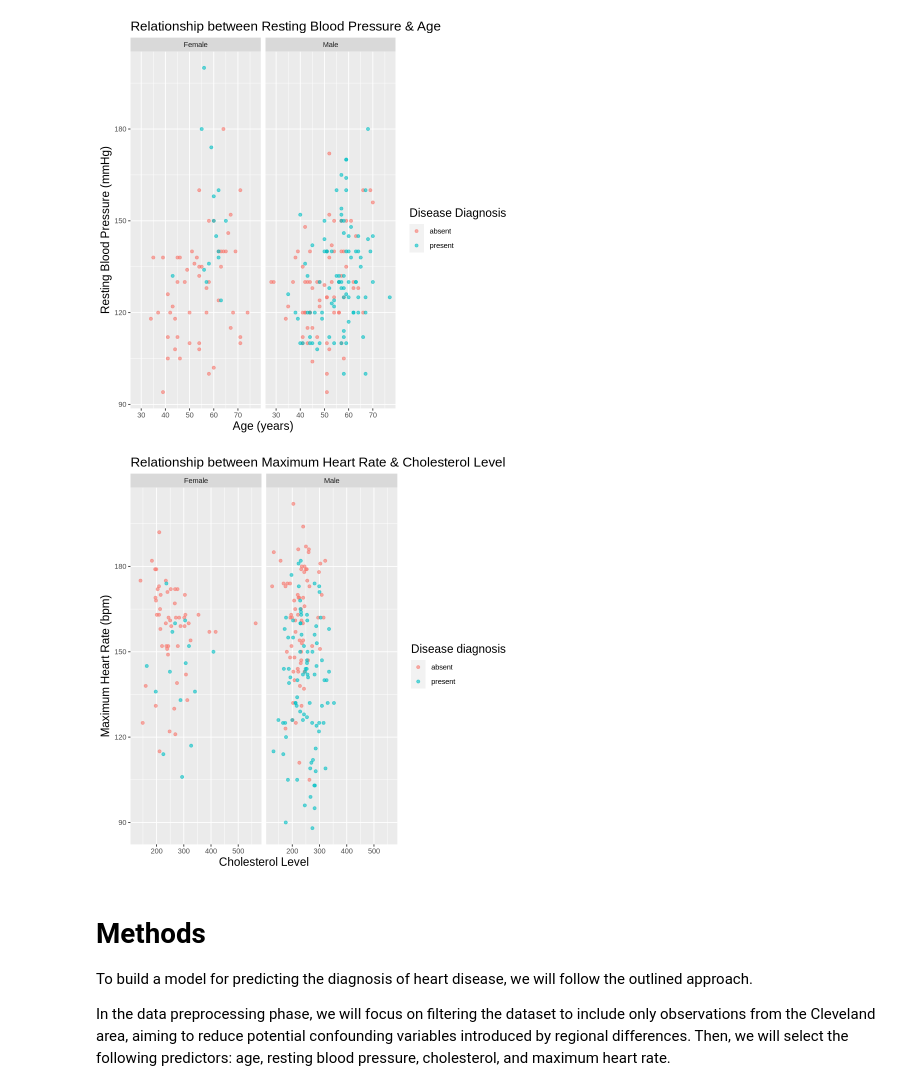
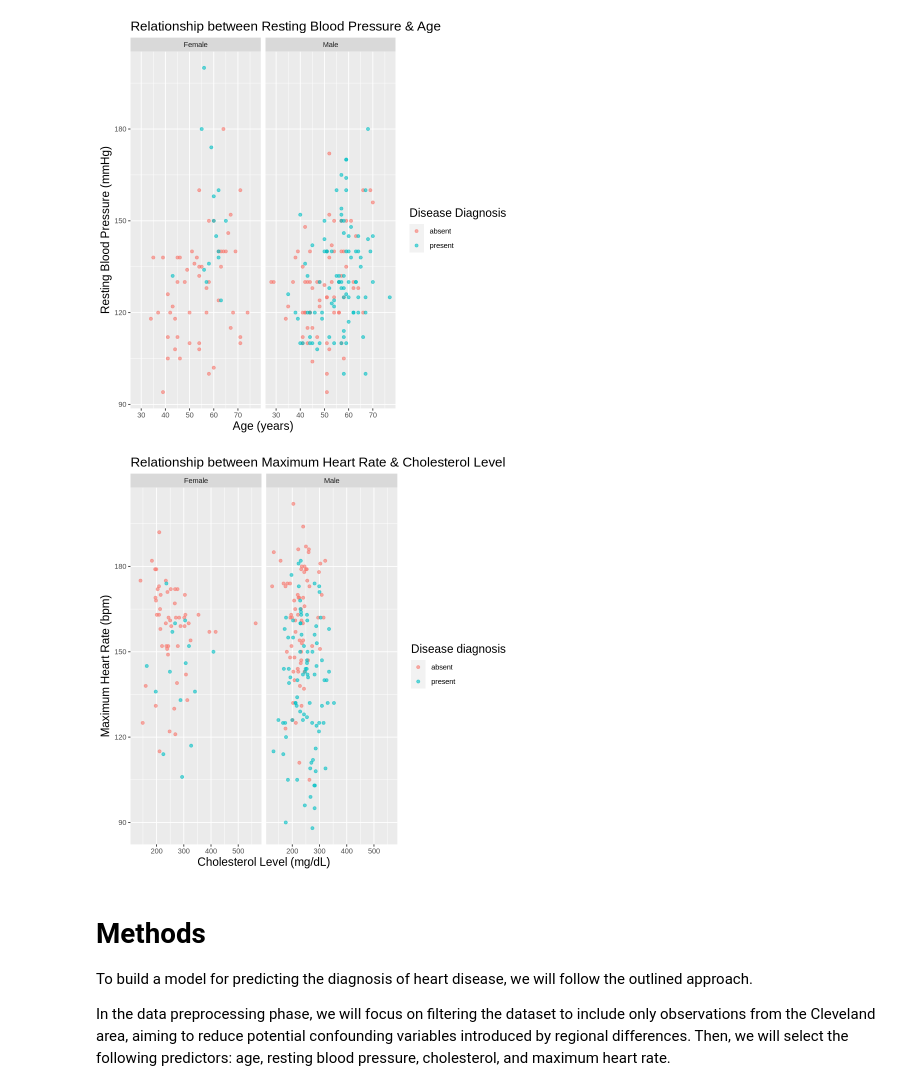
Before and after one commit to chiefpat450119/HeartDiseaseClassifier, a Jupyter notebook: Project_Notebook.ipynb, the cells around one changed output. Saved outputs shown, nothing was run; the diff lists cells and outputs as text; code cells hidden in the pictures.

```diff
--- a/Project_Notebook.ipynb
+++ b/Project_Notebook.ipynb
@@ -178,21 +178,21 @@ heart_age_bp_plot
 # %%
 # Now the other two predictor variables
 heart_chol_hr_plot <- heart_train |>
 ggplot(aes(x = chol, y = thalch, color = disease)) +
   geom_point(alpha = 0.6) +
-  labs(x = "Cholesterol Level",
+  labs(x = "Cholesterol Level (mg/dL)",
        y = "Maximum Heart Rate (bpm)",
        color = "Disease diagnosis") +
   ggtitle("Relationship between Maximum Heart Rate & Cholesterol Level") +
   theme(
     plot.title = element_text(size = 16),  # Adjust title size
     axis.title = element_text(size = 14),  # Adjust axis label size
     legend.title = element_text(size = 14) # Adjust legend title size
   ) +
   facet_grid(cols = (vars(sex)))
 heart_chol_hr_plot
 # %% [output]
-[figure, old version]
+[figure, new version]
 # %% [markdown]
 # Methods
 To build a model for predicting the diagnosis of heart disease, we will follow the outlined approach.
```
Also changed, not shown: parts of 1 cell of this notebook.
